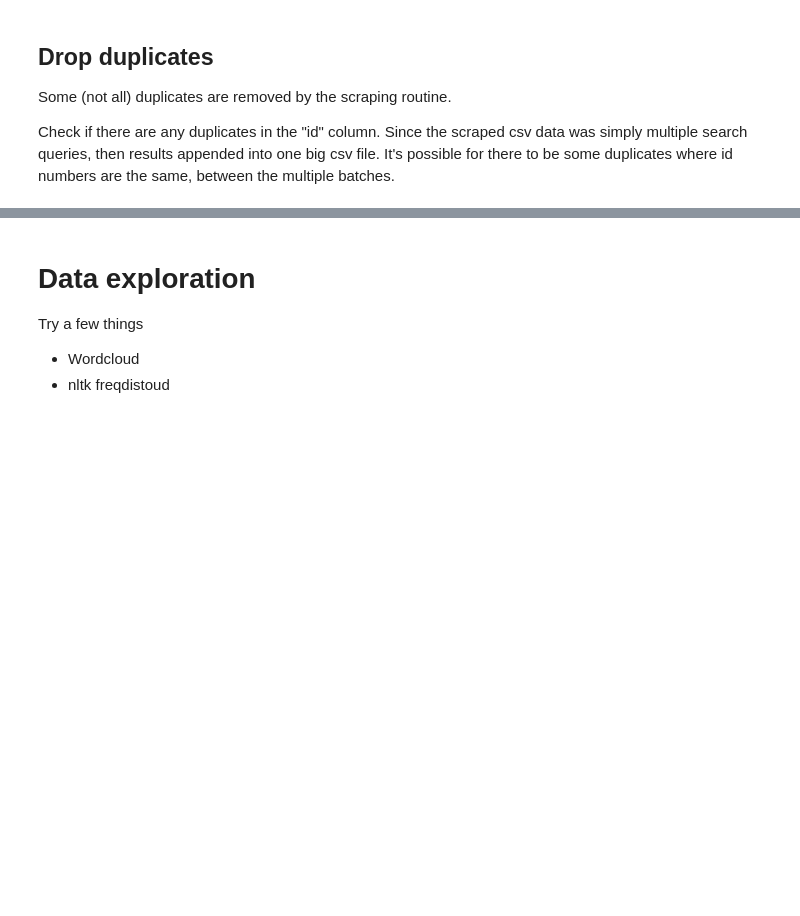
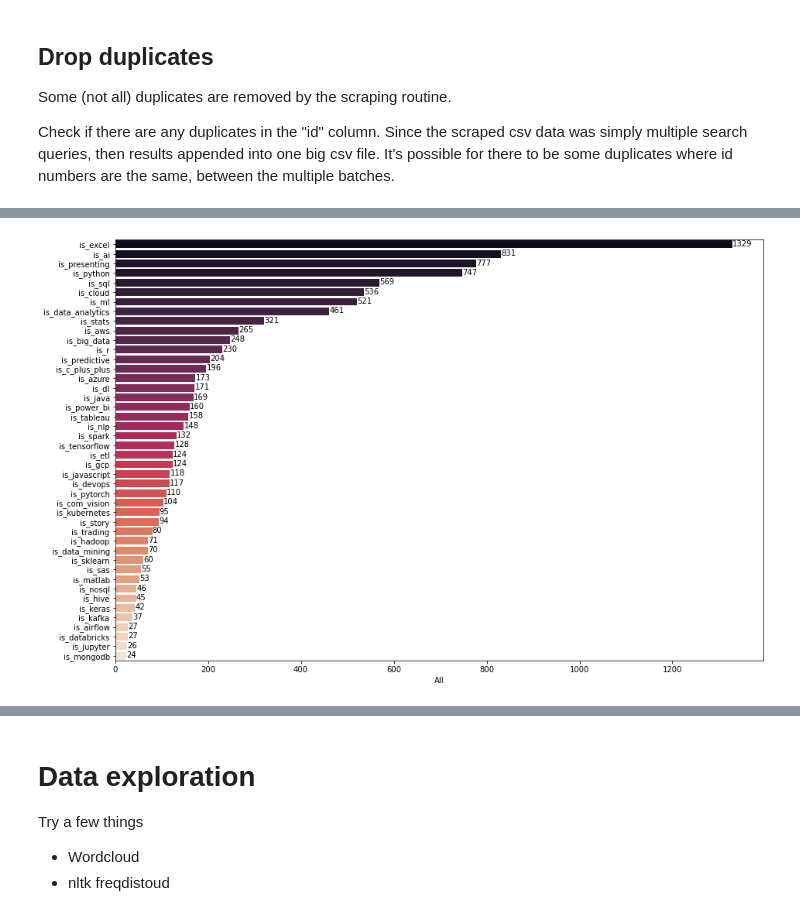
Before and after one commit to adin786/jobs-analysis, a Jupyter notebook: jobs-analysis.ipynb, the cells around one changed output, grey strips where cells are left out. Saved outputs shown, nothing was run; the diff lists cells and outputs as text; code cells hidden in the pictures; blank space fills up the shorter version.

```diff
--- a/jobs-analysis.ipynb
+++ b/jobs-analysis.ipynb
@@ -145,0 +390,8 @@ df[mask].title.iloc[:10].tolist()
+# %%
+# Aggregate nlp and ai jobs to data scientist
+mask = df_preprocessed['title_simplified'].isin(['nlp','ai'])
+print(f'Number of "nlp" and "ai" jobs BEFORE: {mask.sum()}')
+
+df_preprocessed.loc[mask,'title_simplified'] = 'data scientist'
+mask = df_preprocessed['title_simplified'].isin(['nlp','ai'])
+print(f'Number of "nlp" and "ai" jobs AFTER: {mask.sum()}')
@@ -145,0 +401,8 @@ df[mask].title.iloc[:10].tolist()
+# %%
+# Aggregate systems and devops jobs to software engineer
+mask = df_preprocessed['title_simplified'].isin(['systems','devops'])
+print(f'Number of "systems" and "devops" jobs BEFORE: {mask.sum()}')
+
+df_preprocessed.loc[mask,'title_simplified'] = 'software engineer'
+mask = df_preprocessed['title_simplified'].isin(['systems','devops'])
+print(f'Number of "systems" and "devops" jobs AFTER: {mask.sum()}')
@@ -145,0 +465,5 @@ df[mask].title.iloc[:10].tolist()
+# %%
+# Compute a Pivot table
+cols = [x for x in df_preprocessed.columns.tolist() if 'is_' in x]
+piv = df_preprocessed.pivot_table(values=cols, index='title_simplified', aggfunc=np.sum, margins=True)
+piv
@@ -145,0 +489,7 @@ df[mask].title.iloc[:10].tolist()
+# %%
+plt.figure(figsize=(15,10))
+order = [x for _, x in sorted(zip(piv.loc['All'], piv.columns.tolist()), key=lambda z: z[0], reverse=True)]
+ax = sns.barplot(y=piv.columns.tolist(), x=piv.loc['All',:], order=order, palette='rocket');
+show_values_on_bars(ax, "h", 0.3)
+# %% [output]
+[figure, added]
```
Also changed, not shown: parts of 85 cells of this notebook, 2 other files.
